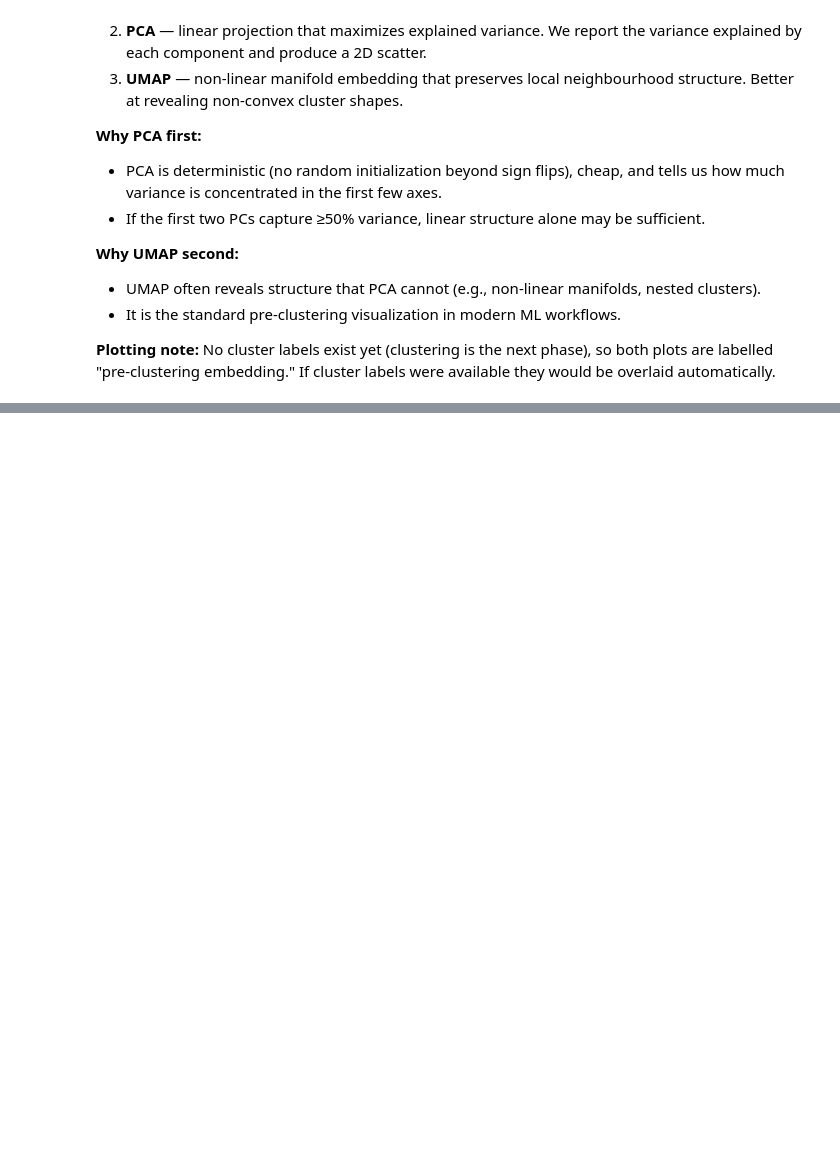
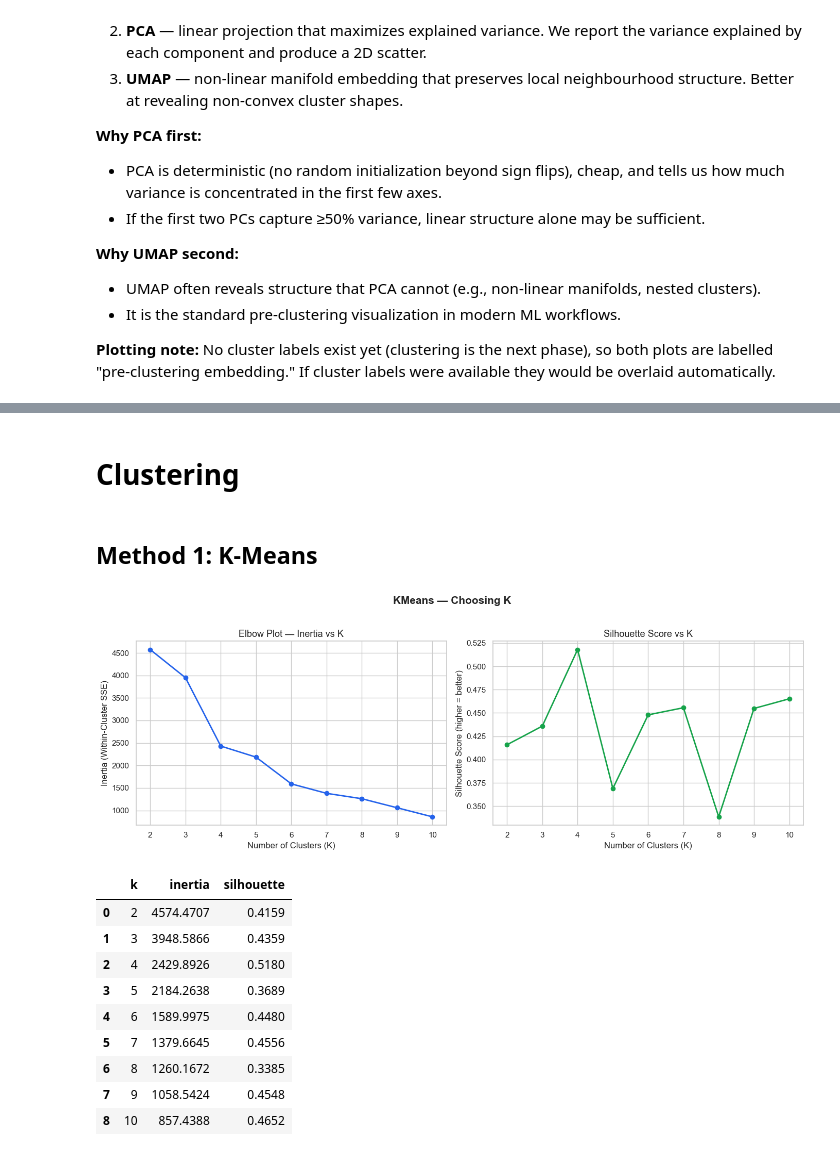
Before and after one commit to INSY-664-GROUP-PROJECT/toronto-housing-ml, a Jupyter notebook: notebooks/toronto_housing_clustering_baseline.ipynb, the cells around one changed output, grey strips where cells are left out. Drawn from its saved outputs; the diff is of its cells as text; code cells hidden in the pictures; blank space fills up the shorter version.

Commit message:
Add files via upload
Tested three clustering methods: KMeans, HDBSCAN, and DBSCAN on the previously written code.

```diff
--- a/notebooks/toronto_housing_clustering_baseline.ipynb
+++ b/notebooks/toronto_housing_clustering_baseline.ipynb
@@ -1429,0 +1687,60 @@ print('═' * 60)
+# %% [markdown]
+# Clustering
+# %% [markdown]
+## Method 1: K-Means
+# %%
+# ── Configuration ─────────────────────────────────────────────────
+K_RANGE = range(2, 11)
+KMEANS_SEED = 42
+ELBOW_FIG_PATH = REPORT_FIG_DIR / 'kmeans_elbow.png'
+
+# ── Compute inertia and silhouette across K ───────────────────────
+elbow_rows = []
+
+for k in K_RANGE:
+    km = KMeans(n_clusters=k, random_state=KMEANS_SEED, n_init='auto')
+    labels = km.fit_predict(feature_matrix_selected)
+    sil = silhouette_score(feature_matrix_selected, labels)
+    elbow_rows.append({
+        'k': k,
+        'inertia': km.inertia_,
+        'silhouette': sil,
+    })
+
+elbow_df = pd.DataFrame(elbow_rows)
+
+# ── Plot ──────────────────────────────────────────────────────────
+fig, axes = plt.subplots(1, 2, figsize=(14, 5))
+
+# Inertia (elbow)
+axes[0].plot(elbow_df['k'], elbow_df['inertia'], marker='o', color='#2563eb', linewidth=2)
+axes[0].set_title('Elbow Plot — Inertia vs K', fontsize=13)
+axes[0].set_xlabel('Number of Clusters (K)')
+axes[0].set_ylabel('Inertia (Within-Cluster SSE)')
+axes[0].set_xticks(list(K_RANGE))
+
+# Silhouette
+axes[1].plot(elbow_df['k'], elbow_df['silhouette'], marker='o', color='#16a34a', linewidth=2)
+axes[1].set_title('Silhouette Score vs K', fontsize=13)
+axes[1].set_xlabel('Number of Clusters (K)')
+axes[1].set_ylabel('Silhouette Score (higher = better)')
+axes[1].set_xticks(list(K_RANGE))
+
+plt.suptitle('KMeans — Choosing K', fontsize=15, fontweight='bold', y=1.02)
+plt.tight_layout()
+plt.savefig(ELBOW_FIG_PATH, dpi=150, bbox_inches='tight')
+plt.show()
+
+display(elbow_df.round(4))
+# %% [output]
+[figure, added]
+|  | k | inertia | silhouette |
+| 0 | 2 | 4574.4707 | 0.4159 |
+| 1 | 3 | 3948.5866 | 0.4359 |
+| 2 | 4 | 2429.8926 | 0.5180 |
+| 3 | 5 | 2184.2638 | 0.3689 |
+| 4 | 6 | 1589.9975 | 0.4480 |
+| 5 | 7 | 1379.6645 | 0.4556 |
+| 6 | 8 | 1260.1672 | 0.3385 |
+| 7 | 9 | 1058.5424 | 0.4548 |
+| 8 | 10 | 857.4388 | 0.4652 |
```
Also changed, not shown: parts of 40 cells of this notebook.
